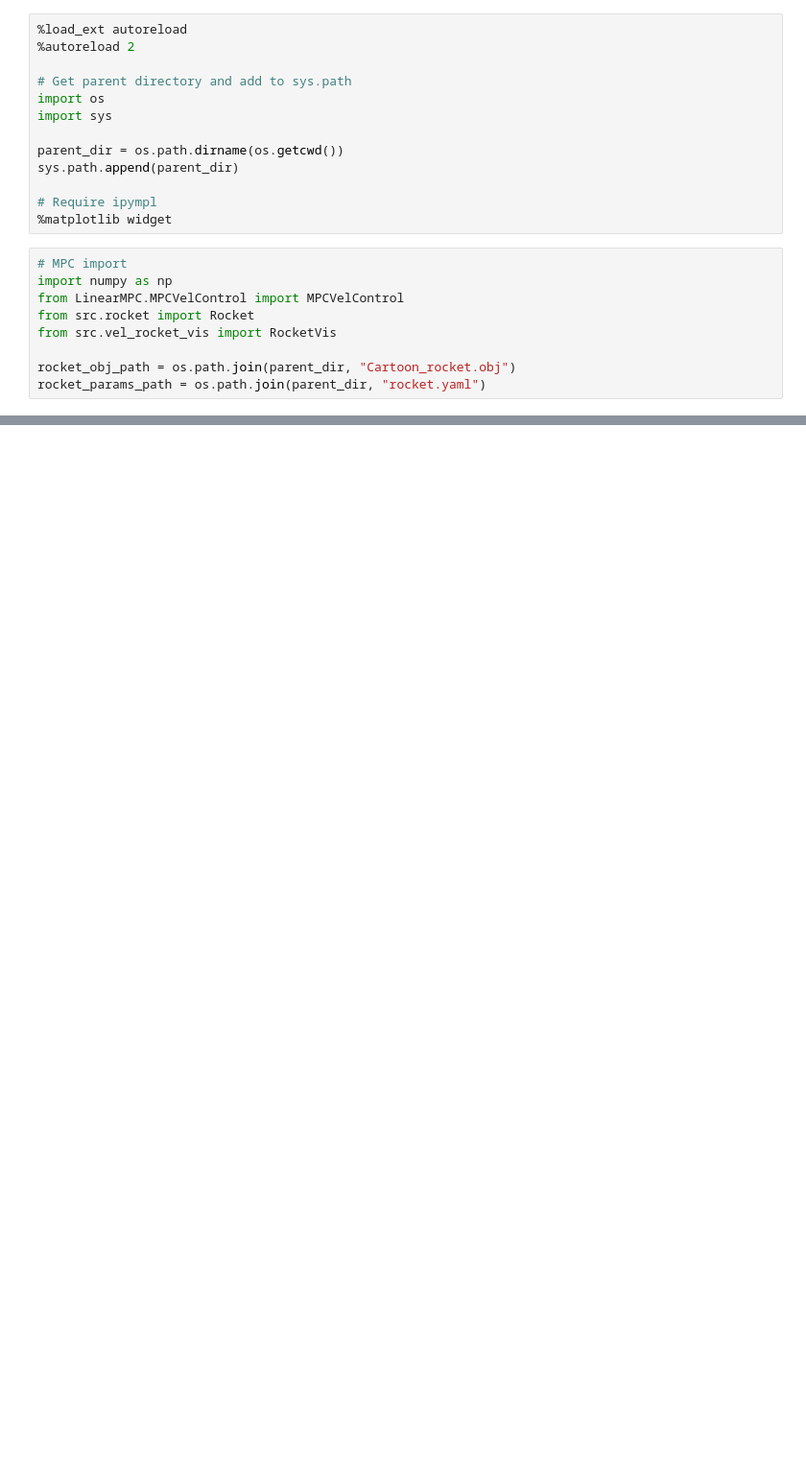
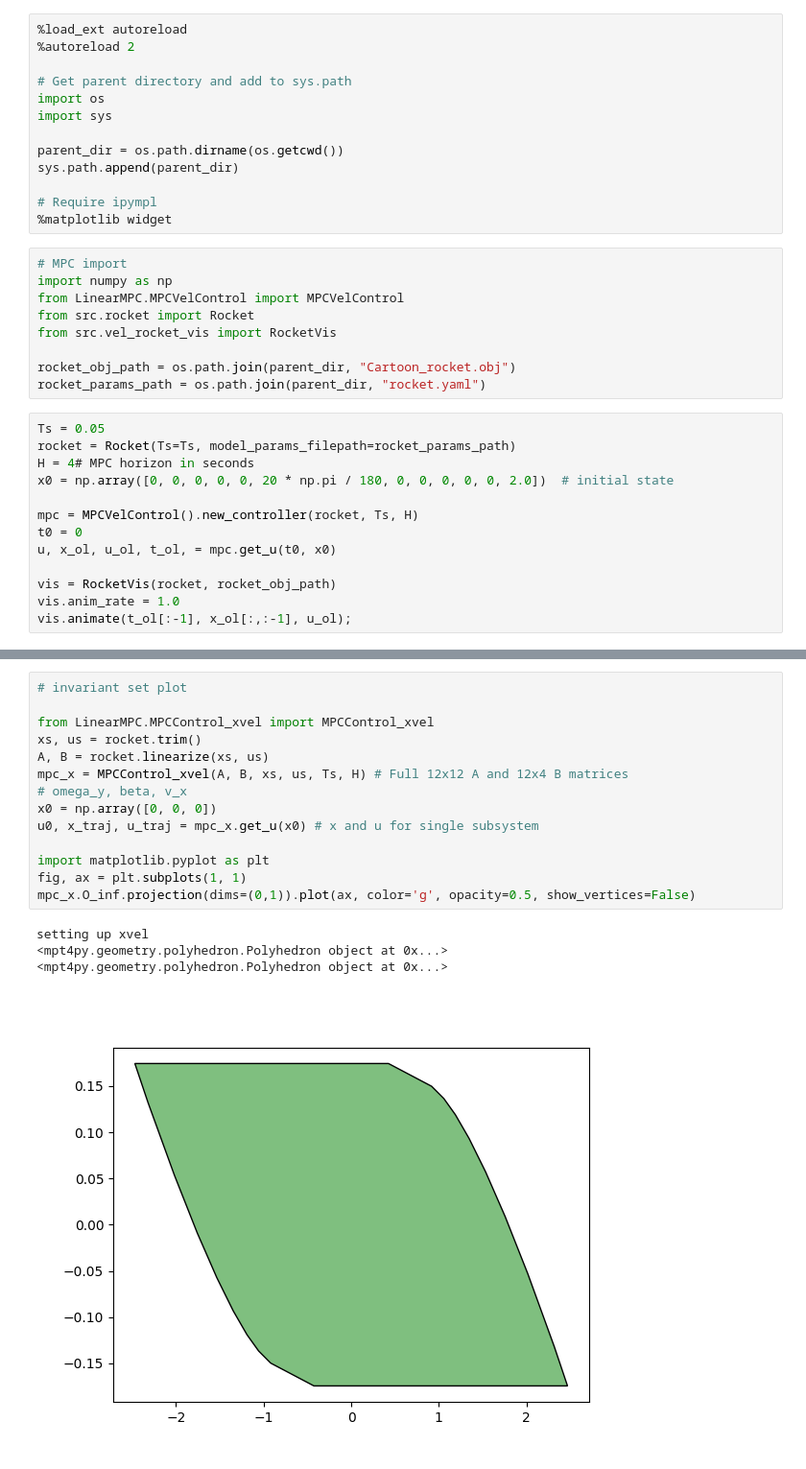
Before and after one commit to calcualatexzy/MPC-Course-EPFL, a Jupyter notebook: project/Deliverable_3_1/Deliverable_3_1.ipynb, the cells around one changed output, grey strips where cells are left out. Shown: that part at 96% size. Cells and saved outputs as stored; diff of their text form; blank space fills up the shorter version.

```diff
--- a/project/Deliverable_3_1/Deliverable_3_1.ipynb
+++ b/project/Deliverable_3_1/Deliverable_3_1.ipynb
@@ -20,3 +20,16 @@ from src.vel_rocket_vis import RocketVis
 
 rocket_obj_path = os.path.join(parent_dir, "Cartoon_rocket.obj")
 rocket_params_path = os.path.join(parent_dir, "rocket.yaml")
+# %%
+Ts = 0.05
+rocket = Rocket(Ts=Ts, model_params_filepath=rocket_params_path)
+H = 4# MPC horizon in seconds
+x0 = np.array([0, 0, 0, 0, 0, 20 * np.pi / 180, 0, 0, 0, 0, 0, 2.0])  # initial state
+
+mpc = MPCVelControl().new_controller(rocket, Ts, H)
+t0 = 0
+u, x_ol, u_ol, t_ol, = mpc.get_u(t0, x0)
+
+vis = RocketVis(rocket, rocket_obj_path)
+vis.anim_rate = 1.0
+vis.animate(t_ol[:-1], x_ol[:,:-1], u_ol);
@@ -23,2 +65,21 @@ rocket_params_path = os.path.join(parent_dir, "rocket.yaml")
+# %%
+# invariant set plot
+
+from LinearMPC.MPCControl_xvel import MPCControl_xvel
+xs, us = rocket.trim()
+A, B = rocket.linearize(xs, us)
+mpc_x = MPCControl_xvel(A, B, xs, us, Ts, H) # Full 12x12 A and 12x4 B matrices
+# omega_y, beta, v_x
+x0 = np.array([0, 0, 0])
+u0, x_traj, u_traj = mpc_x.get_u(x0) # x and u for single subsystem
+
+import matplotlib.pyplot as plt
+fig, ax = plt.subplots(1, 1)
+mpc_x.O_inf.projection(dims=(0,1)).plot(ax, color='g', opacity=0.5, show_vertices=False)
+# %% [output]
+setting up xvel
+<mpt4py.geometry.polyhedron.Polyhedron object at 0x...>
+<mpt4py.geometry.polyhedron.Polyhedron object at 0x...>
+[figure, added]
 # %%
 Ts = 0.05
```
Also changed, not shown: parts of 2 cells of this notebook, 7 other files.
